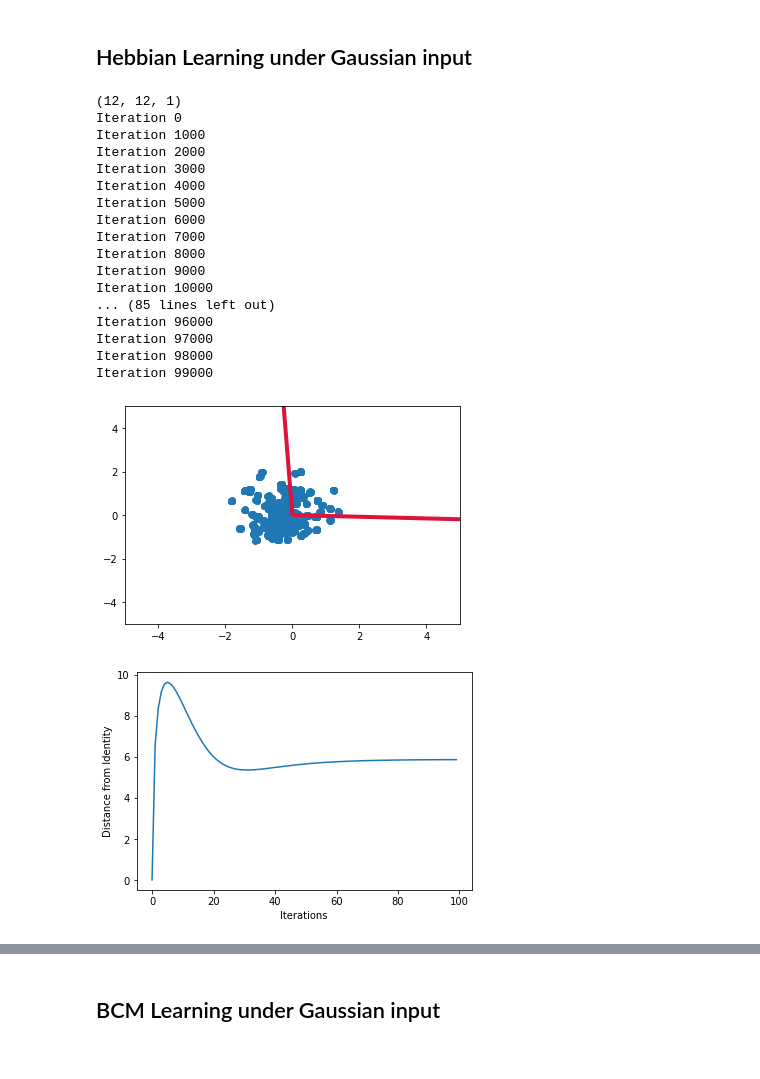
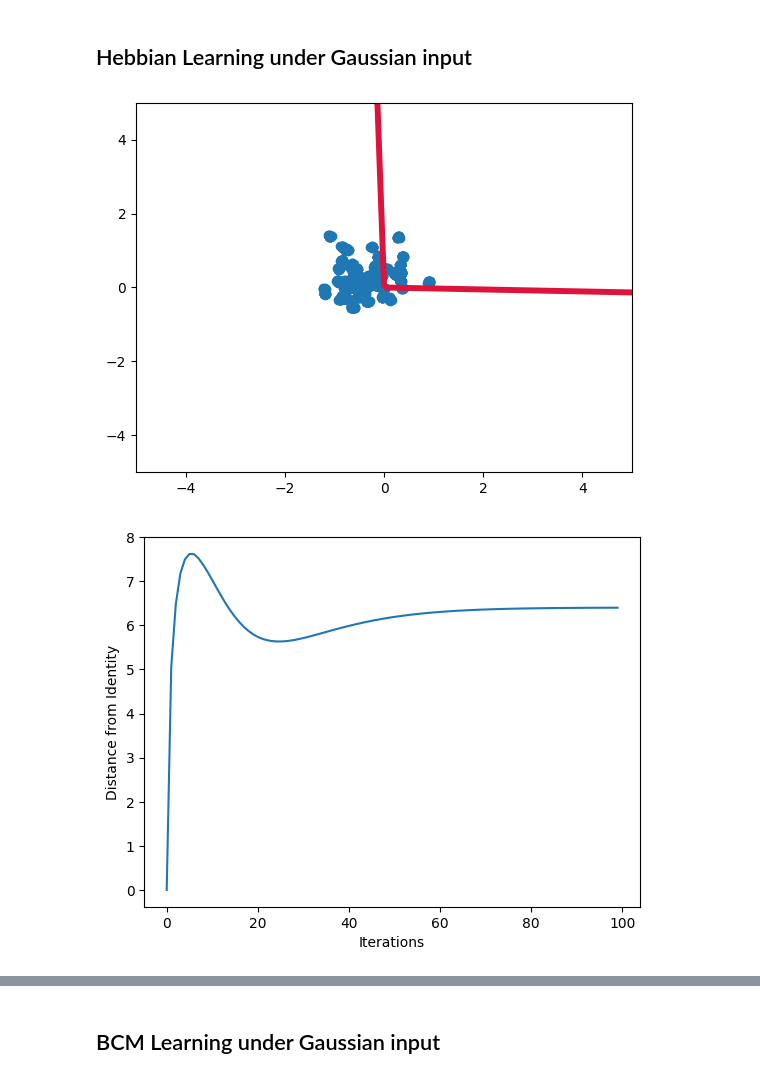
Before and after one commit to henri-edinb/predictive_learning, a Jupyter notebook: guassian_dynamics.ipynb, the cells around one changed output, grey strips where cells are left out. Cells and saved outputs as stored; diff of their text form; code cells hidden in the pictures.

```diff
--- a/guassian_dynamics.ipynb
+++ b/guassian_dynamics.ipynb
@@ -83,8 +70,15 @@ synaptic_input_distance_from_identity = []
 # %%
-#train network and save
-for i in range(100000):
+#train network and save results
+from tqdm.notebook import tqdm
+
+distance_from_identity = []
+consistency_error = []
+second_moment_estimate = []
+mse_error = []
+synaptic_input_distance_from_identity = []
+
+for i in tqdm(range(100000), desc="Training Network"):
     if i % 1000 == 0:
-        print(f"Iteration {i}")
         examples = []
         examples_input = []
         errors = []
@@ -180,0 +160,9 @@ Iteration 99000
+# %%
+#create stimuli generator
+vg_params = MultipleSpeedCrossingBarZeroMean.default_params()
+vg_params['screen_size'] = 8
+vg = generators.MultipleSpeedCrossingBarZeroMean(vg_params)
+print(vg.get_shape())
+plt.imshow(vg.get_current_frame())
+plt.axis('off')
+plt.show()
@@ -181,11 +172,9 @@ Iteration 99000
 # %% [markdown]
 ## Hebbian Learning under Gaussian input
 # %%
-#create stimuli generator
-vg_params = MultipleSpeedCrossingBarZeroMean.default_params()
-vg = generators.MultipleSpeedCrossingBarZeroMean(vg_params)
-print(vg.get_shape())
 #create a linear network with 50 units and change the w_rule rule accordingly (hebbian, bcm_abs, perceptron)
+from tqdm.notebook import tqdm
+
 network_params = LateralInhibitoryLayer.default_hparams(vg.get_shape())
 network_params['activation'] = 'linear'
 network_params['num_units_y'] = 50
@@ -214,9 +203,8 @@ mse_error_hebbian = []
 
 #network.lr_w = 0.0005
 #network.lr_m = 0.001
-for i in range(100000):
+for i in tqdm(range(100000), desc="Training Network"):
     if i % 1000 == 0:
-        print(f"Iteration {i}")
         examples = []
         examples_input = []
         errors = []
@@ -259,49 +247,32 @@ plt.quiver(
 
 plt.quiver(
     0, 0, inverse_m[0,1], inverse_m[1,1],                       # Starting point (0,0) and vector components (u, v)
     angles='xy', scale_units='xy', scale=0.5,  # Keeps vector scaling 1:1 with plot axes
     color='crimson', width=0.012,
 )
 plt.xlim(-5, 5)
 plt.ylim(-5, 5)
 plt.show()
 
 plt.plot(distance_from_identity_hebbian)
 plt.xlabel('Iterations')
 plt.ylabel('Distance from Identity')
 plt.show()
 
 plt.plot(consistency_error_hebbian)
 plt.xlabel('Iterations')
 plt.ylabel('Consistency Error')
 plt.show()
 
 plt.plot(second_moment_estimate_hebbian)
 plt.xlabel('Iterations')
 plt.ylabel('Output distance from Identity')
 plt.show()
 
 plt.plot(mse_error_hebbian)
 plt.xlabel('Iterations')
 plt.ylabel('MSE Error')
 plt.show()
 # %% [output]
-(12, 12, 1)
-Iteration 0
-Iteration 1000
-Iteration 2000
-Iteration 3000
-Iteration 4000
-Iteration 5000
-Iteration 6000
-Iteration 7000
-Iteration 8000
-Iteration 9000
-Iteration 10000
-... (85 lines left out)
-Iteration 96000
-Iteration 97000
-Iteration 98000
-Iteration 99000
-[figure, old version]
+[figure, new version]
-[figure, old version]
+[figure, new version]
```
Also changed, not shown: parts of 20 cells of this notebook, 9 other files.
